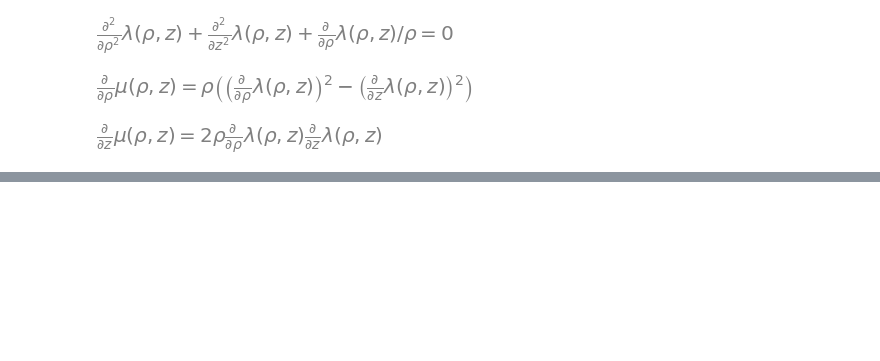
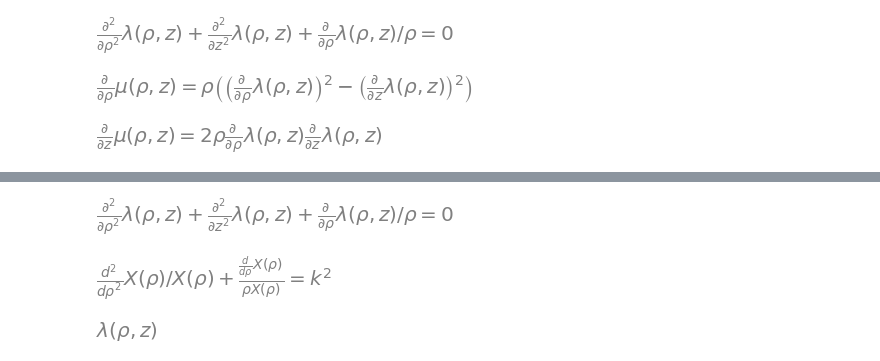
Before and after one commit to GeoffCope/General_Relativity_Python, a Jupyter notebook: Cylindrical_Systems_In General_Relativity_Bronnikov _Santos_Wang_Metric2pt23.ipynb, the cells around one changed output, grey strips where cells are left out. Drawn from its saved outputs; the diff is of its cells as text; code cells hidden in the pictures; blank space fills up the shorter version.

```diff
--- a/Cylindrical_Systems_In General_Relativity_Bronnikov _Santos_Wang_Metric2pt23.ipynb
+++ b/Cylindrical_Systems_In General_Relativity_Bronnikov _Santos_Wang_Metric2pt23.ipynb
@@ -169,0 +177,16 @@ $\displaystyle \left[\begin{matrix}\frac{\partial^{2}}{\partial \rho^{2}} \lambd
+# %%
+X, Y = map(Function, 'XY')
+# %%
+eq = vacuumFieldEquations[0]
+eq
+# %% [output]
+[figure, added]
+# %%
+xODE = Eq(pde_separate( eq, Lambda, [X(rho),Y(z)])[0] , k**2 )
+xODE
+# %% [output]
+[figure, added]
+# %%
+Lambda
+# %% [output]
+[figure, added]
```
Also changed, not shown: parts of 4 cells of this notebook, 2 other files.
